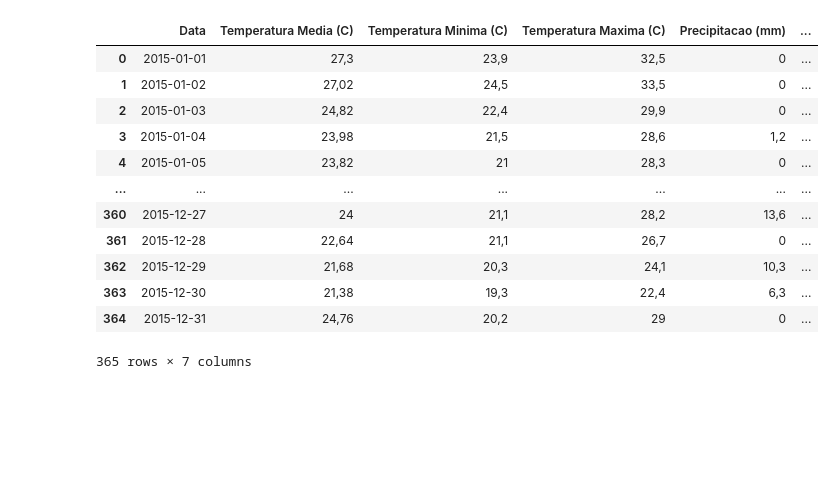
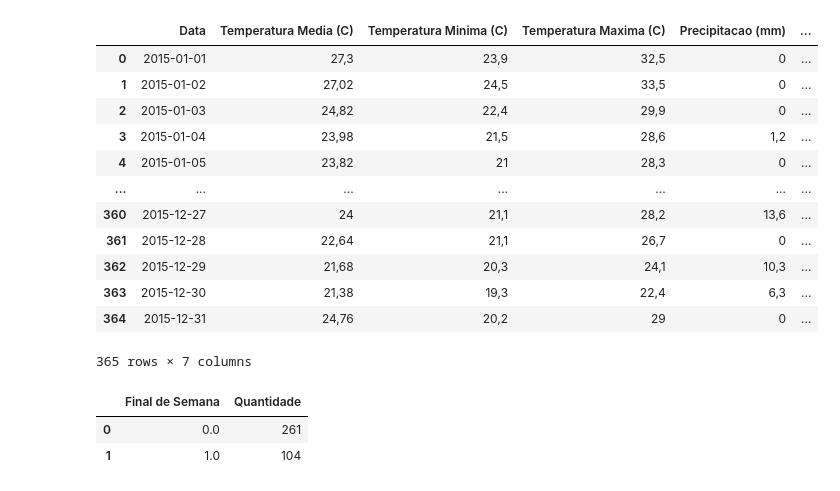
Before and after one commit to JPedroUNIVESP/Atividade2IFSP, a Jupyter notebook: D1AED_Atividade02.ipynb, the cells around one changed output. Saved outputs shown, nothing was run; the diff lists cells and outputs as text; code cells hidden in the pictures; blank space fills up the shorter version.

```diff
--- a/D1AED_Atividade02.ipynb
+++ b/D1AED_Atividade02.ipynb
@@ -86,6 +88,13 @@ df
 | 363 | 2015-12-30 | 21,38 | 19,3 | 22,4 | 6,3 | ... |
 | 364 | 2015-12-31 | 24,76 | 20,2 | 29 | 0 | ... |
 365 rows × 7 columns
+# %%
+# Vamos fazer um group by na coluna 'Final de Semana' para ver a quantidade e os valores que essa coluna assume
+df.groupby('Final de Semana').size().reset_index(name='Quantidade')
+# %% [output]
+|  | Final de Semana | Quantidade |
+| 0 | 0.0 | 261 |
+| 1 | 1.0 | 104 |
 # %%
 # Perceba que os Dtype estão como:
 
```
Also changed, not shown: parts of 8 cells of this notebook, 1 other file.
